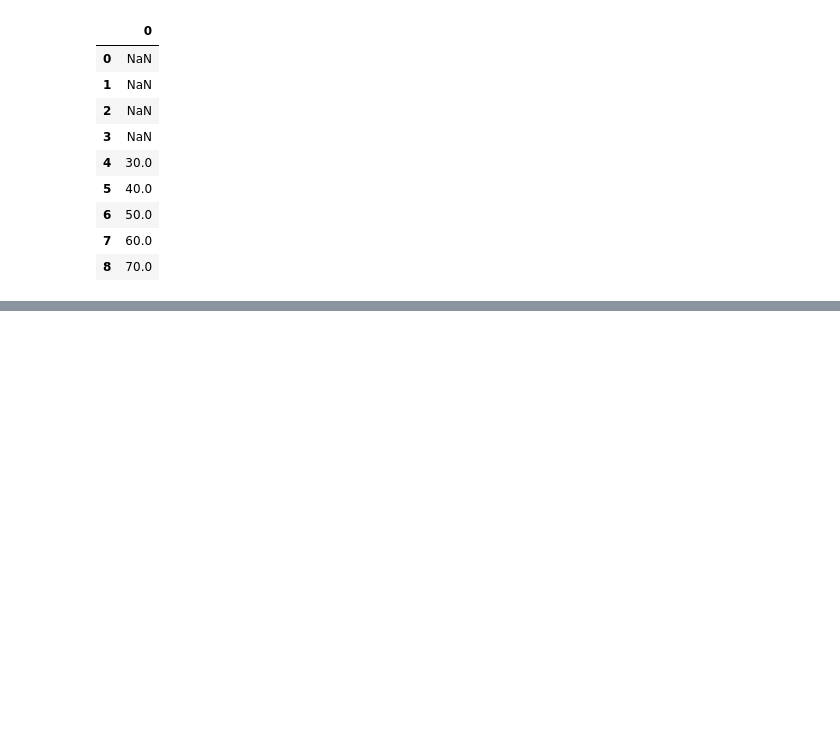
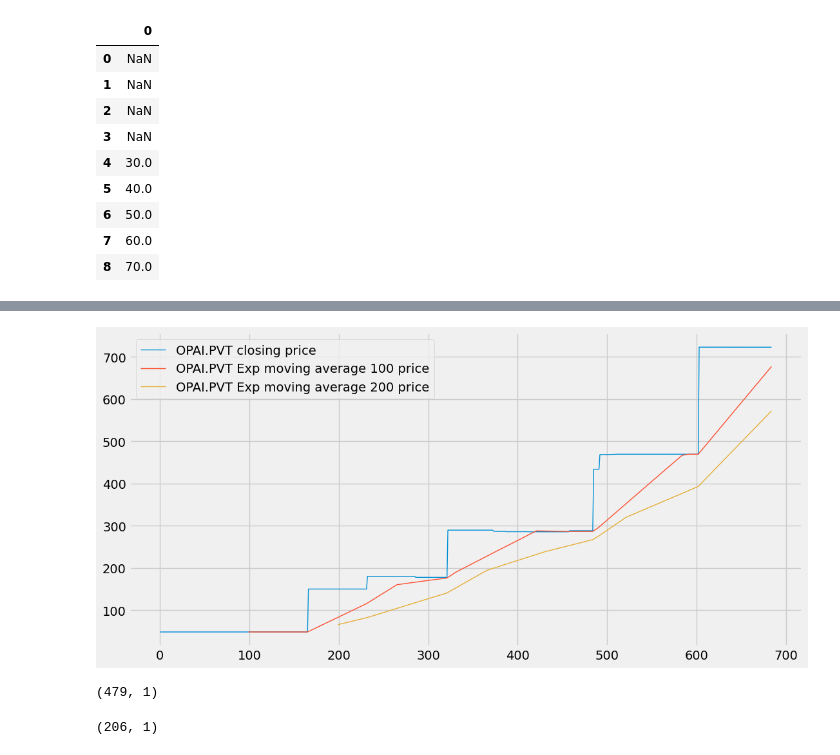
Before and after one commit to murigugitonga/stock_price_predictor, a Jupyter notebook: predictor.ipynb, the cells around one changed output, grey strips where cells are left out. Drawn from its saved outputs; the diff is of its cells as text; code cells hidden in the pictures; blank space fills up the shorter version.

Commit message:
initialize model training

```diff
--- a/predictor.ipynb
+++ b/predictor.ipynb
@@ -180,0 +245,9 @@ df01.rolling(5).mean()
+# %%
+plt.figure(figsize=(12, 6))
+plt.plot(df['Close'], label = f"{stock} closing price", linewidth=1)
+plt.plot(ma100, label = f"{stock} Exp moving average 100 price", linewidth=1)
+plt.plot(ma200, label = f"{stock} Exp moving average 200 price", linewidth=1)
+plt.legend()
+plt.show()
+# %% [output]
+[figure, added]
@@ -180,0 +261,8 @@ df01.rolling(5).mean()
+# %%
+data_train.shape
+# %% [output]
+(479, 1)
+# %%
+data_test.shape
+# %% [output]
+(206, 1)
```
Also changed, not shown: parts of 22 cells of this notebook.
